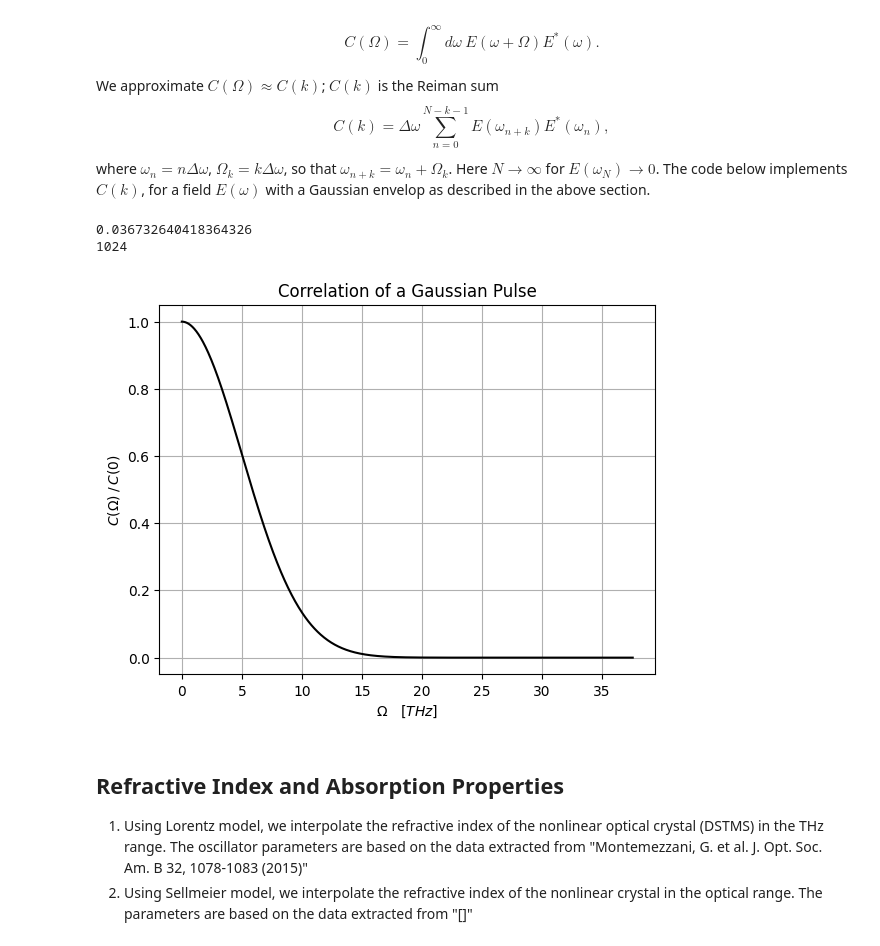
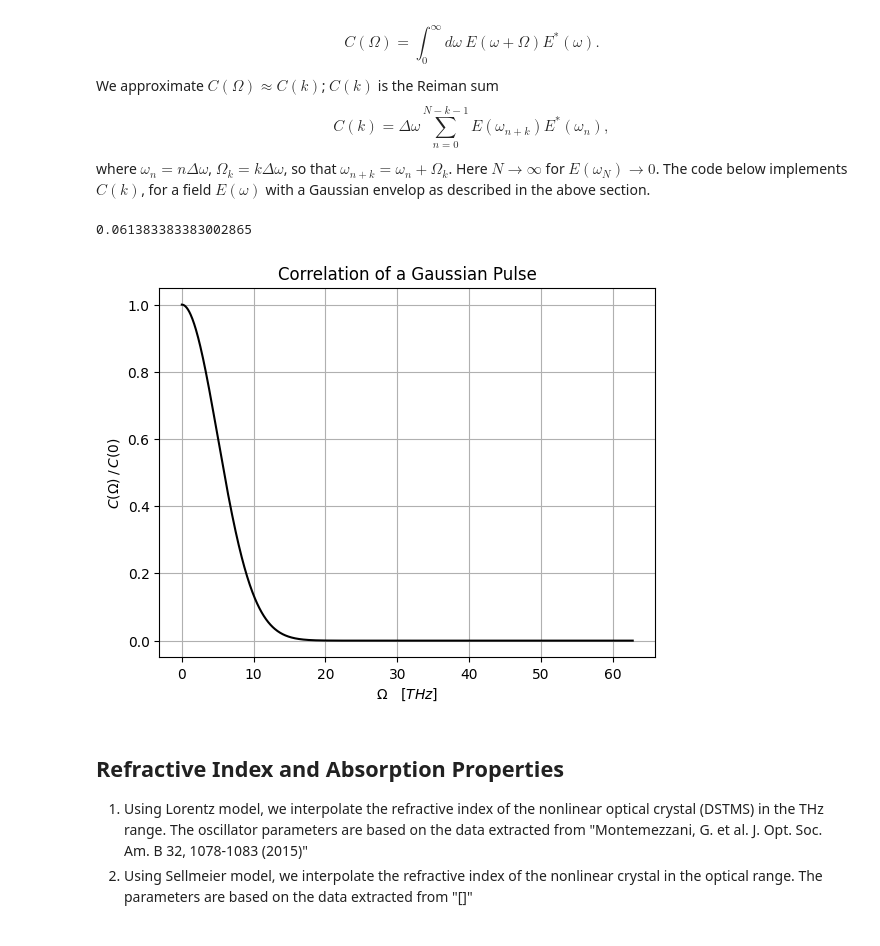
Before and after one commit to p-engel/nonlinear_optics, a Jupyter notebook: optical_rectification/analysis.ipynb, the cells around one changed output. Cells and saved outputs as stored; diff of their text form; code cells hidden in the pictures.

```diff
--- a/optical_rectification/analysis.ipynb
+++ b/optical_rectification/analysis.ipynb
@@ -63,19 +63,17 @@ This result yields the well known time-bandwidth product of a Fourier transform
 w0 = c_thz / 1468e-9  # [THz]
 t_fwhm = 75e-15 * 1e12  # [ps]
 E0 = 5.4315195283 * 1e8  # [V/m]
-pulse = definitions.Gaussian(w0=w0, t_fwhm=t_fwhm, E0=E0)
-sigma = pulse.delta / ( 2 * np.sqrt(2 * np.pi) )
-w = np.linspace((w0 - 3*sigma), (w0 + 3*sigma), 2**10)
+pulse = definitions.Gaussian(w0=w0, t_fwhm=t_fwhm, E0=E0, Nw=2**10)
 w_fwhm = pulse.delta * np.sqrt(2*np.log(2)) / (2 * np.pi)
 
 fig1, ax = plt.subplots()
-ax.plot(w, pulse.field_w(w), 'r')
+ax.plot(pulse.w, pulse.field_w(), 'r')
 ax.set_title("Gaussian Pulse")
 ax.set_xlabel(r"$\omega \quad [THz]$")
 ax.set_ylabel(r"$E(\omega) \quad [V/m\cdot ps]$")
 ax.tick_params(axis='y',labelcolor='r')
 ax1 = ax.twinx()
-ax1.plot(w, (EPS0*c/2)*np.abs(pulse.field_w(w))**2, 'k')
+ax1.plot(pulse.w, (EPS0*c/2)*np.abs(pulse.field_w())**2, 'k')
 ax1.set_ylabel(r"$I(\omega) \quad [W/m^2 \cdot ps^2]$")
 ax1.tick_params(axis='y',labelcolor='k')
 
@@ -100,30 +98,33 @@ where $\omega_n = n\Delta\omega$, $\Omega_k = k\Delta\omega$, so that $\omega_{n
 The code below implements $C(k)$, for a field $E(\omega)$ with a Gaussian envelop as described in the above section.
 # %%
 # variables
-dw = w[1] - w[0]
+dw = abs(pulse.w[1] - pulse.w[0])                     # freq per grid spacing
 print(dw)
-print(len(w))
-N = max(w) - min(w);
-Ω = np.arange(0, N/dw + 1) * dw
+# N = len(pulse.w);
+n_dps = int( ( max(pulse.w) - min(pulse.w) ) / dw )
+N = n_dps + 1
+Ω = np.linspace(0, n_dps, n_dps + 1) * dw
 
-perseval_pref = np.sqrt(  np.pi / (8 * np.pi**2 / pulse.delta**2) )
+perseval_pref = np.sqrt(
+    np.pi / (8 * np.pi**2 / pulse.delta**2)
+)
 norm = perseval_pref * abs(pulse.E0_w)**2
 
-Ew = pulse.field_w(w)
-chi2_mixing = definitions.Chi2_mixing(pulse.field_w(w), dw)
+chi2_mixing = definitions.Chi2_mixing(
+    pulse.field_w(), dw, N
+)
 C_m = chi2_mixing.correlation()
 
 fig2, ax2 = plt.subplots()
 ax2.plot(Ω, C_m.real / norm, 'k')
 ax2.set_title("Correlation of a Gaussian Pulse")
 ax2.set_xlabel(r"$\Omega \quad [THz]$")
 ax2.set_ylabel(r"$C(Ω) \: / \: C(0)$")
 ax2.tick_params(axis='y',labelcolor='k')
 plt.grid(True)
 # %% [output]
-0.036732640418364326
-1024
+0.061383383383002865
-[figure, old version]
+[figure, new version]
 # %% [markdown]
 ## Refractive Index and Absorption Properties
 
```
Also changed, not shown: parts of 11 cells of this notebook, 1 other file.
